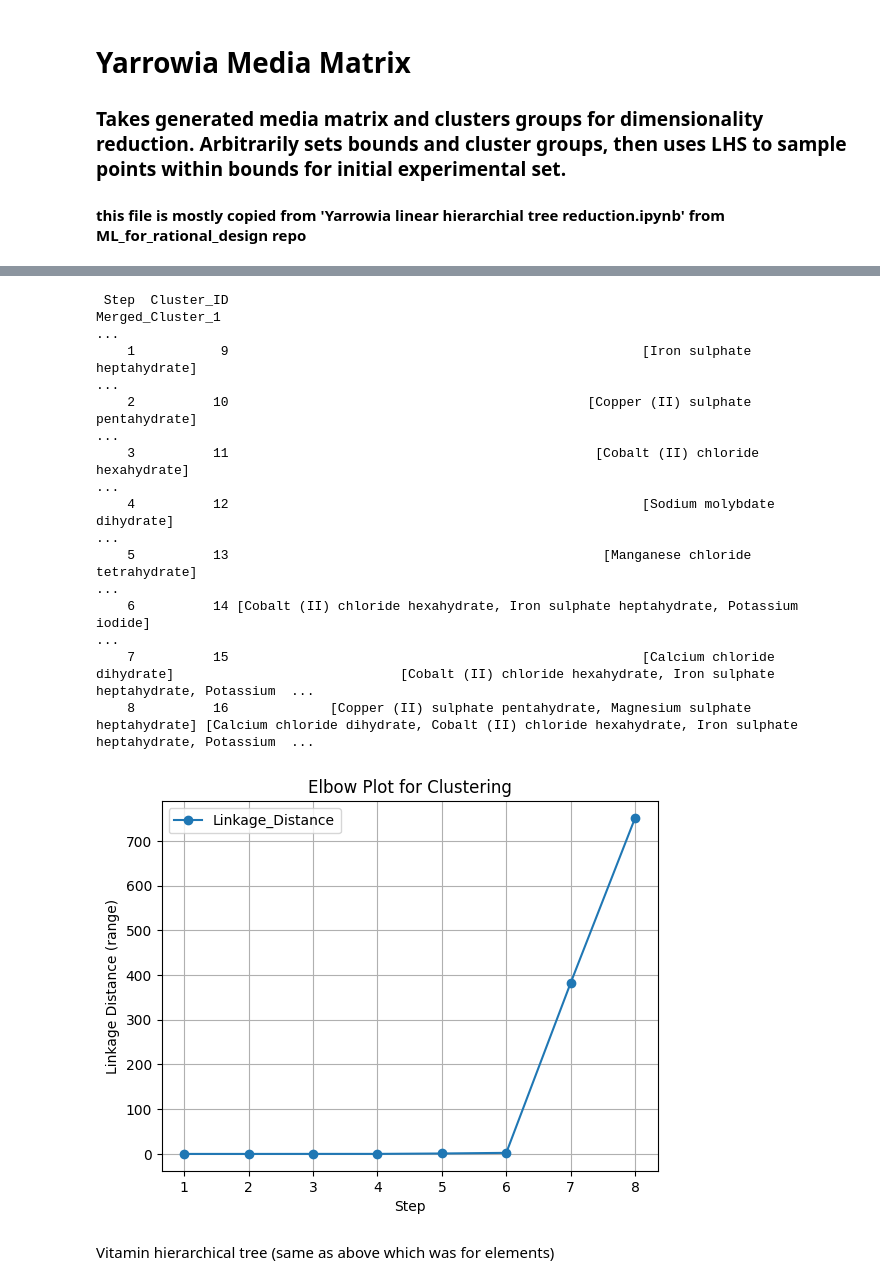
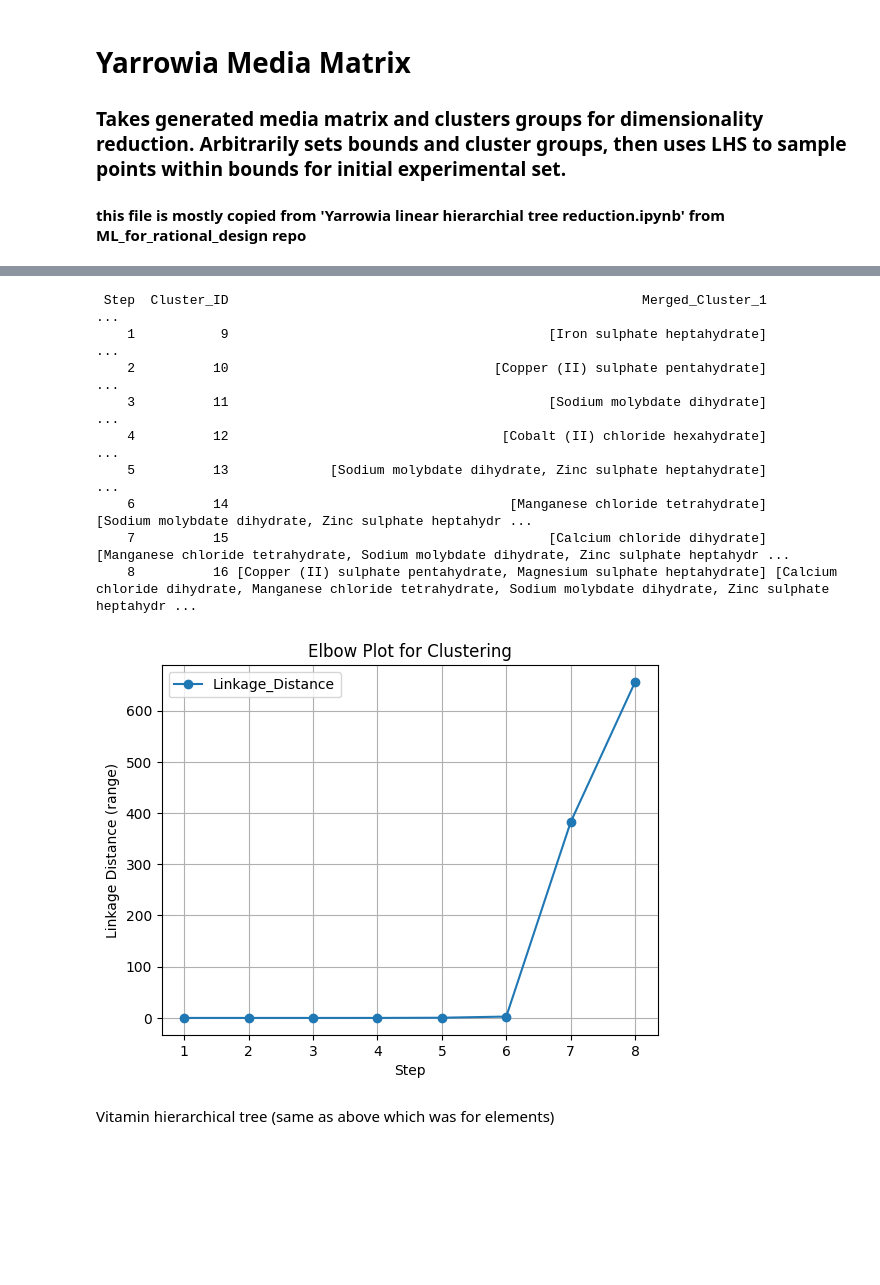
Before and after one commit to subarumuroi/Yarrowia_media_optimizer, a Jupyter notebook: Yarrowia Pipeline Initial Experiment Generator.ipynb, the cells around one changed output, grey strips where cells are left out. Cells and saved outputs as stored; diff of their text form; code cells hidden in the pictures; blank space fills up the shorter version.

```diff
--- a/Yarrowia Pipeline Initial Experiment Generator.ipynb
+++ b/Yarrowia Pipeline Initial Experiment Generator.ipynb
@@ -142,14 +142,12 @@ plt.show()
 few experiments remaining after removal of invalids and redundants'''
 # in this instance, the two plots should be virutally identical
 
-# select only numeric columns excluding compound ID columns
-numeric_cols = ratio_df_e_reduced.drop(columns=['Compound_1', 'Compound_2']).select_dtypes(include='number').columns
 
 # create new dataframe with range values
 range_df_e = pd.DataFrame({
     'Compound_1': ratio_df_e_reduced['Compound_1'],
     'Compound_2': ratio_df_e_reduced['Compound_2'],
-    'range': ratio_df_e_reduced[numeric_cols].replace(0, np.nan).max(axis=1) - ratio_df_e_reduced[numeric_cols].replace(0, np.nan).min(axis=1)
+    'range': ratio_df_e_reduced[sample_cols].replace(0, np.nan).max(axis=1) - ratio_df_e_reduced[sample_cols].replace(0, np.nan).min(axis=1)
 })
 
 # Create a square distance matrix
@@ -241,13 +239,13 @@ plt.show()
- Step  Cluster_ID                                                                 Merged_Cluster_1                                                                                                       ...
-    1           9                                                     [Iron sulphate heptahydrate]                                                                                                       ...
-    2          10                                              [Copper (II) sulphate pentahydrate]                                                                                                       ...
-    3          11                                               [Cobalt (II) chloride hexahydrate]                                                                                                       ...
-    4          12                                                     [Sodium molybdate dihydrate]                                                                                                       ...
-    5          13                                                [Manganese chloride tetrahydrate]                                                                                                       ...
-    6          14 [Cobalt (II) chloride hexahydrate, Iron sulphate heptahydrate, Potassium iodide]                                                                                                       ...
-    7          15                                                     [Calcium chloride dihydrate]                             [Cobalt (II) chloride hexahydrate, Iron sulphate heptahydrate, Potassium  ...
-    8          16             [Copper (II) sulphate pentahydrate, Magnesium sulphate heptahydrate] [Calcium chloride dihydrate, Cobalt (II) chloride hexahydrate, Iron sulphate heptahydrate, Potassium  ...
+ Step  Cluster_ID                                                     Merged_Cluster_1                                                                                                                   ...
+    1           9                                         [Iron sulphate heptahydrate]                                                                                                                   ...
+    2          10                                  [Copper (II) sulphate pentahydrate]                                                                                                                   ...
+    3          11                                         [Sodium molybdate dihydrate]                                                                                                                   ...
+    4          12                                   [Cobalt (II) chloride hexahydrate]                                                                                                                   ...
+    5          13             [Sodium molybdate dihydrate, Zinc sulphate heptahydrate]                                                                                                                   ...
+    6          14                                    [Manganese chloride tetrahydrate]                                                              [Sodium molybdate dihydrate, Zinc sulphate heptahydr ...
+    7          15                                         [Calcium chloride dihydrate]                             [Manganese chloride tetrahydrate, Sodium molybdate dihydrate, Zinc sulphate heptahydr ...
+    8          16 [Copper (II) sulphate pentahydrate, Magnesium sulphate heptahydrate] [Calcium chloride dihydrate, Manganese chloride tetrahydrate, Sodium molybdate dihydrate, Zinc sulphate heptahydr ...
-[figure, old version]
+[figure, new version]
 # %% [markdown]
 Vitamin hierarchical tree (same as above which was for elements)
 # %%
```
Also changed, not shown: parts of 2 cells of this notebook, 1 other file.
